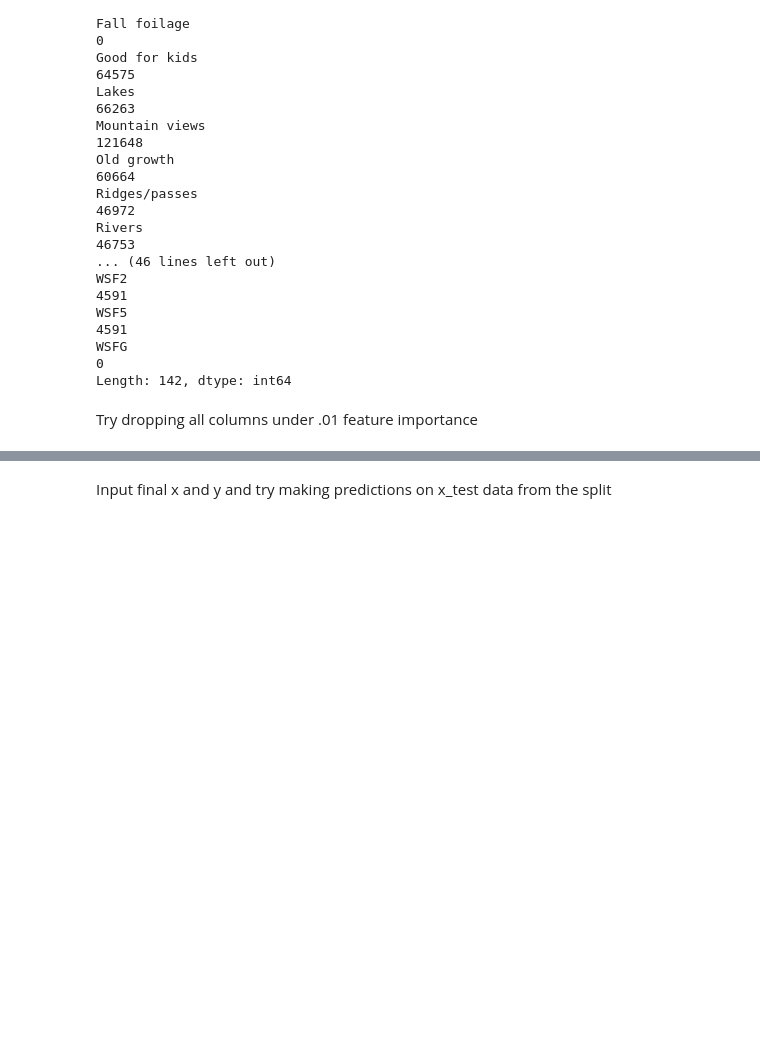
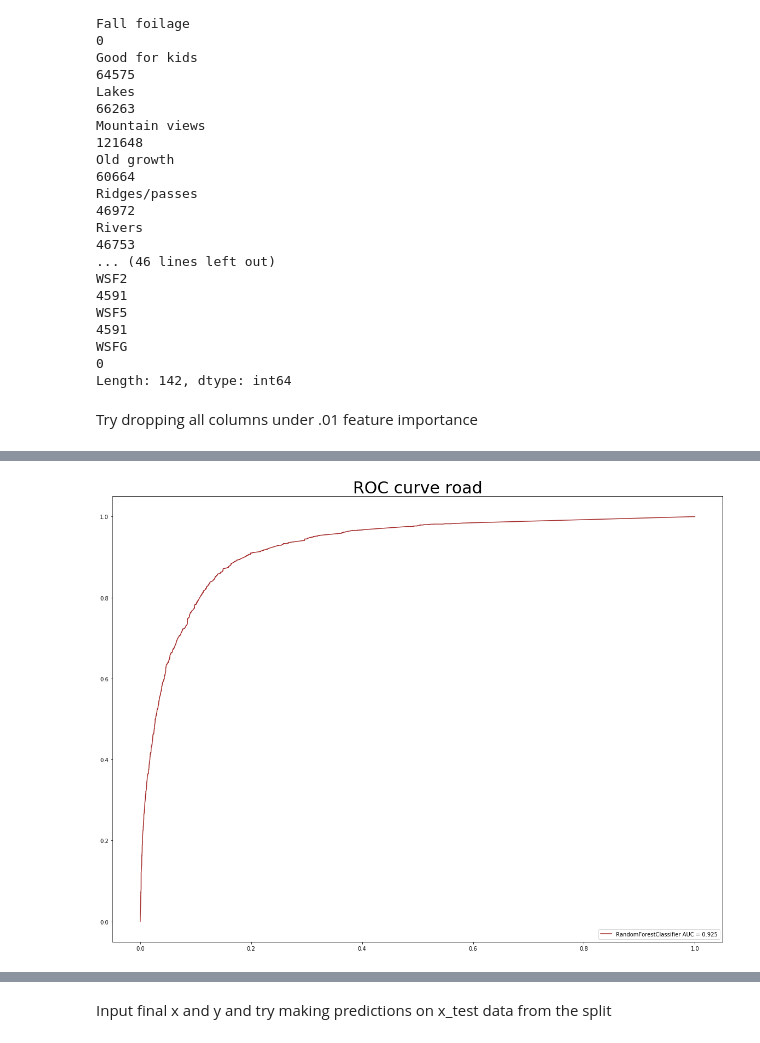
Before and after one commit to huddlestona/Trail_Report, a Jupyter notebook: trail_report/scraps/check_models.ipynb, the cells around one changed output, grey strips where cells are left out. Saved outputs shown, nothing was run; the diff lists cells and outputs as text; code cells hidden in the pictures; blank space fills up the shorter version.

```diff
--- a/trail_report/scraps/check_models.ipynb
+++ b/trail_report/scraps/check_models.ipynb
@@ -118,0 +132,13 @@ rf20_model.fit(X_train, y_train)
+# %%
+fig, ax = plt.subplots(figsize=(20,15))
+plt.title('ROC curve road')
+for item in ([ax.title, ax.xaxis.label, ax.yaxis.label]):
+    item.set_fontsize(30)
+
+road_y_test = test['condition|road']
+road_y_train = train['condition|road']
+roadm = RandomForestClassifier(n_estimators=50, max_depth=25)
+roadm.fit(new_train, road_y_train)
+plot_roc(roadm,new_test, road_y_test,'brown')
+# %% [output]
+[figure, added]
```
Also changed, not shown: parts of 26 cells of this notebook, 2 other files.
